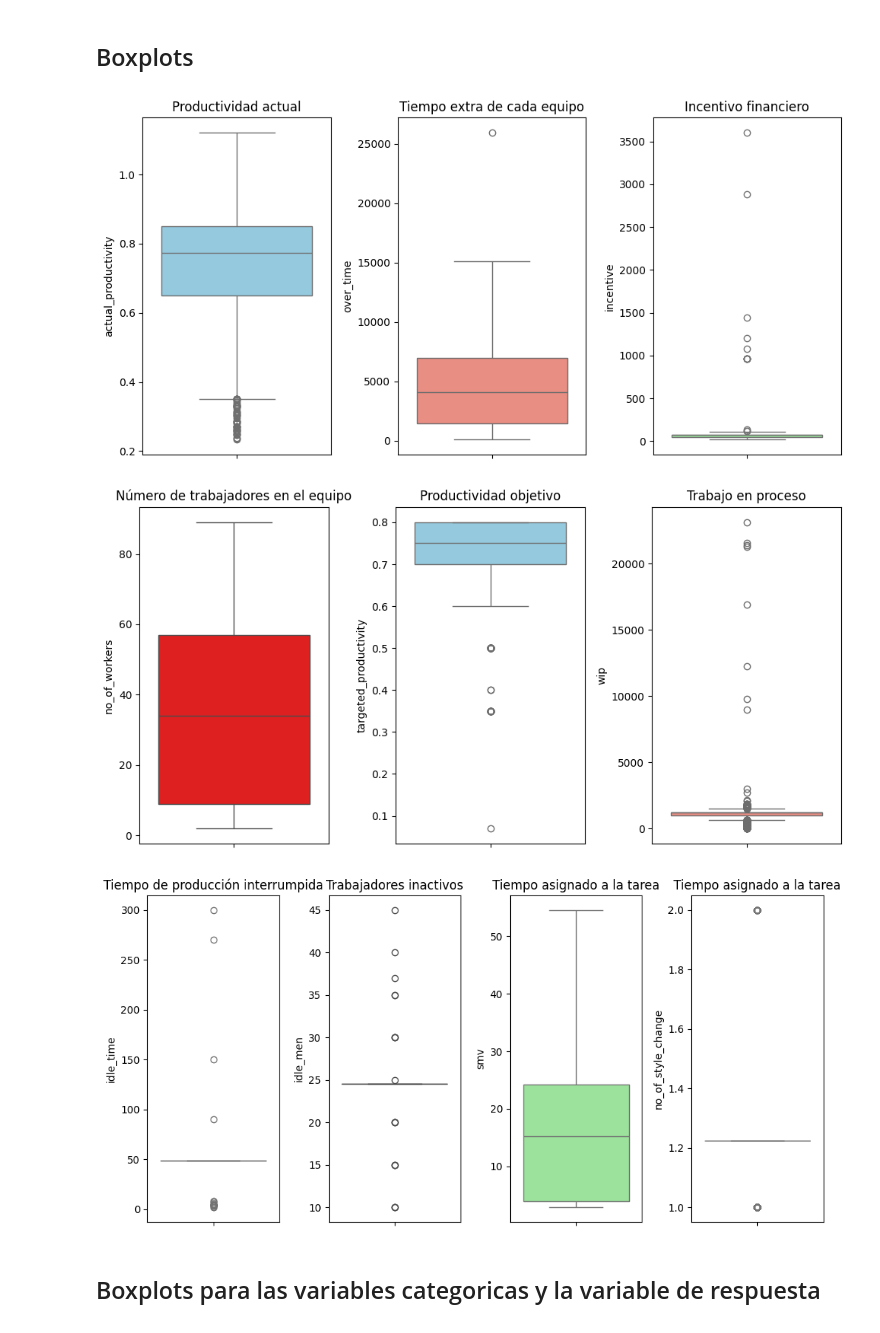
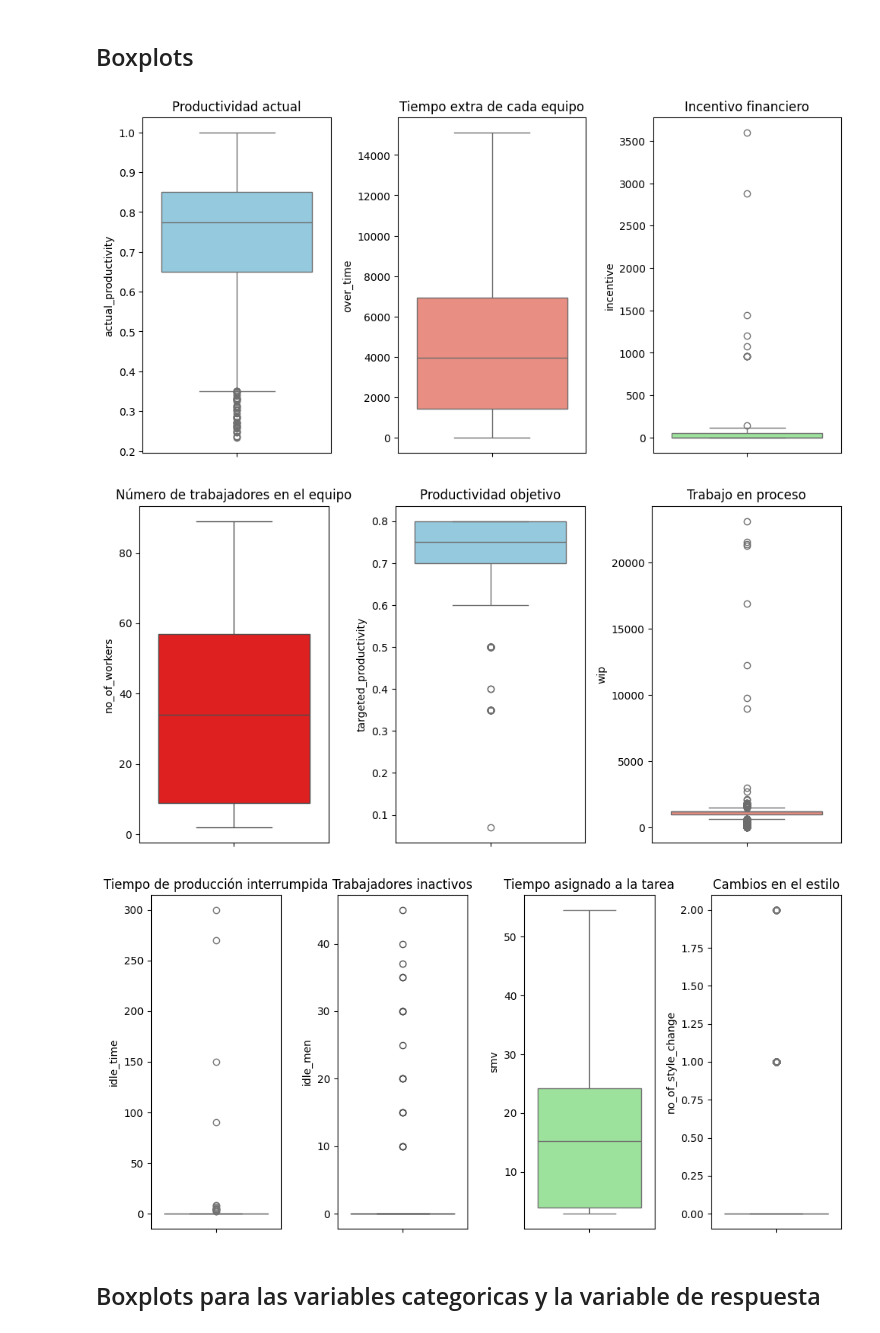
Before and after one commit to lmunozm2/Proyecto-1, a Jupyter notebook: Estadisticas descriptivas 2.ipynb, the cells around one changed output. Cells and saved outputs as stored; diff of their text form; code cells hidden in the pictures.

```diff
--- a/Estadisticas descriptivas 2.ipynb
+++ b/Estadisticas descriptivas 2.ipynb
@@ -9,7 +9,7 @@ please provide us feedback at https://github.com/pandas-dev/pandas/issues/54466
 
   import pandas as pd
 # %%
-data = pd.read_excel("data nuevo.xlsx", index_col=0)
+data = pd.read_excel("data nuevo1.xlsx", index_col=0)
 var_continuas=["targeted_productivity","smv","wip","over_time","incentive","idle_time","idle_men","no_of_style_change", "no_of_workers","actual_productivity"]
 var_categoricas=["day", "quarter","department","team"]
 
@@ -275,37 +275,37 @@ sns.boxplot(y=data["no_of_workers"], color='red')
 plt.title('Número de trabajadores en el equipo')
 plt.subplot(1, 3, 2)
 sns.boxplot(y=data['targeted_productivity'], color='skyblue')
 plt.title("Productividad objetivo")
 
 plt.subplot(1, 3, 3)
 sns.boxplot(y=data["wip"], color='salmon')
 plt.title('Trabajo en proceso')
 plt.tight_layout()
 plt.show()
 
 
 plt.figure(figsize=(10, 5))
 plt.subplot(1, 4, 1)
 sns.boxplot(y=data["idle_time"], color='lightgreen')
 plt.title("Tiempo de producción interrumpida")
 
 plt.subplot(1, 4, 2)
 sns.boxplot(y=data["idle_men"], color='red')
 plt.title('Trabajadores inactivos')
 plt.tight_layout()
 plt.subplot(1, 4, 3)
 sns.boxplot(y=data["smv"], color='lightgreen')
 plt.title('Tiempo asignado a la tarea')
 plt.tight_layout()
 plt.subplot(1, 4, 4)
 sns.boxplot(y=data["no_of_style_change"], color='lightgreen')
-plt.title('Tiempo asignado a la tarea')
+plt.title('Cambios en el estilo')
 plt.tight_layout()
 plt.show()
 # %% [output]
-[figure, old version]
+[figure, new version]
 [figure]
-[figure, old version]
+[figure, new version]
 # %% [markdown]
 ## Boxplots para las variables categoricas y la variable de respuesta
 # %%
```
Also changed, not shown: parts of 14 cells of this notebook.
